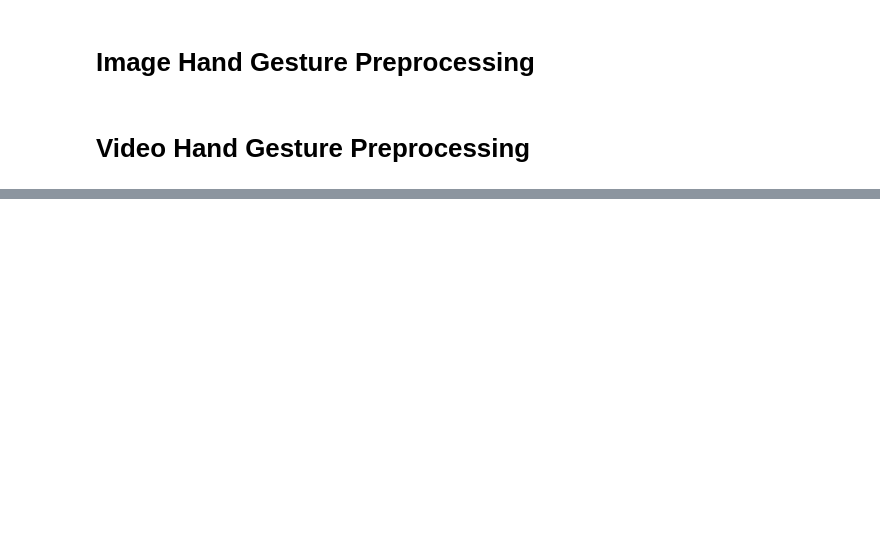
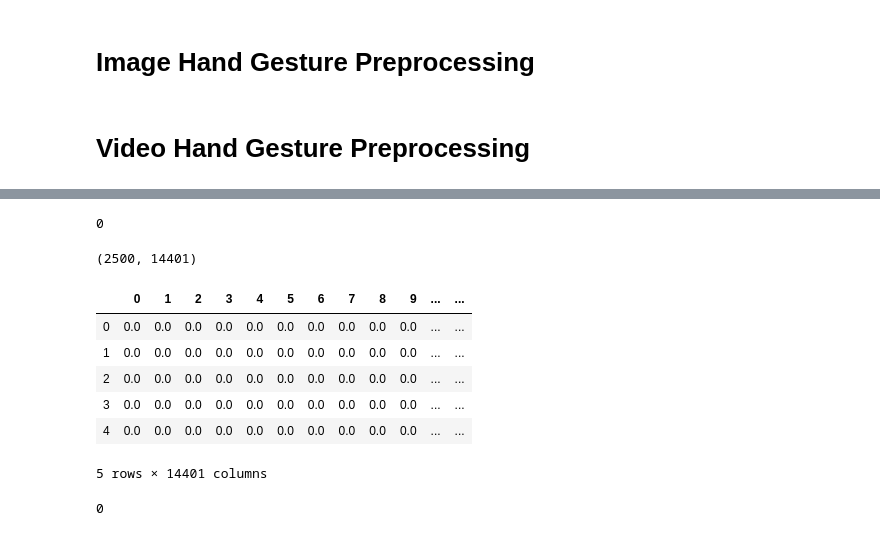
Before and after one commit to nmrahul28/Hand-Gesture, a Jupyter notebook: Hand Gesture.ipynb, the cells around one changed output, grey strips where cells are left out. Drawn from its saved outputs; the diff is of its cells as text; code cells hidden in the pictures; blank space fills up the shorter version.

```diff
--- a/Hand Gesture.ipynb
+++ b/Hand Gesture.ipynb
@@ -69,0 +84,35 @@ cv2.destroyAllWindows()#destroies all the windows
+# %%
+import os
+from skimage.feature import hog
+from tqdm import tqdm_notebook as tqdm
+import cv2
+import numpy as np
+basePath='/home/zadmin/Desktop/python_project/_data_'
+filelist=os.listdir(basePath);
+hogA=[]
+hogB=[]
+labelA=[]
+labelB=[]
+for folder in tqdm(filelist):
+    if(folder=='A'):
+        path=os.listdir(basePath+'/'+folder)
+        for image in path:
+            imagePath=basePath+'/'+folder+'/'+image
+            im=cv2.imread(imagePath)
+            im = cv2.cvtColor(im, cv2.COLOR_BGR2GRAY)
+            im = cv2.Canny(im, 150,200)
+            img=np.array(im)
+            fd,hog_image = hog(img, orientations=9, pixels_per_cell=(16,16),cells_per_block=(4,4),block_norm= 'L2',transform_sqrt=True,visualize=True,multichannel=False)
+            hogA.append(fd)
+            labelA.append(folder)
+    else:
+        path=os.listdir(basePath+'/'+folder)
+        for image in path:
+            imagePath=basePath+'/'+folder+'/'+image
+            im=cv2.imread(imagePath)
+            im = cv2.cvtColor(im, cv2.COLOR_BGR2GRAY)
+            im = cv2.Canny(im, 150,200)
+            img=np.array(im)
+            fd,hog_image = hog(img, orientations=9, pixels_per_cell=(16,16),cells_per_block=(4,4),block_norm= 'L2',transform_sqrt=True,visualize=True,multichannel=False)
+            hogB.append(fd)
+            labelB.append(folder)
@@ -69,0 +121,21 @@ cv2.destroyAllWindows()#destroies all the windows
+# %%
+import pandas as pd
+dataB=pd.DataFrame(data=hogB)
+dataB['label']=np.array(labelB)
+# %%
+sum([True for idx,row in dataB.iterrows() if any(row.isnull())])
+# %% [output]
+0
+# %%
+updatedB=dataB.dropna()
+print(updatedB.shape)
+updatedB.head()
+# %% [output]
+(2500, 14401)
+|  | 0 | 1 | 2 | 3 | 4 | 5 | 6 | 7 | 8 | 9 | ... | ... |
+| 0 | 0.0 | 0.0 | 0.0 | 0.0 | 0.0 | 0.0 | 0.0 | 0.0 | 0.0 | 0.0 | ... | ... |
+| 1 | 0.0 | 0.0 | 0.0 | 0.0 | 0.0 | 0.0 | 0.0 | 0.0 | 0.0 | 0.0 | ... | ... |
+| 2 | 0.0 | 0.0 | 0.0 | 0.0 | 0.0 | 0.0 | 0.0 | 0.0 | 0.0 | 0.0 | ... | ... |
+| 3 | 0.0 | 0.0 | 0.0 | 0.0 | 0.0 | 0.0 | 0.0 | 0.0 | 0.0 | 0.0 | ... | ... |
+| 4 | 0.0 | 0.0 | 0.0 | 0.0 | 0.0 | 0.0 | 0.0 | 0.0 | 0.0 | 0.0 | ... | ... |
+5 rows × 14401 columns
@@ -69,0 +145,4 @@ cv2.destroyAllWindows()#destroies all the windows
+# %%
+sum([True for idx,row in dataA.iterrows() if any(row.isnull())])
+# %% [output]
+0
```
Also changed, not shown: parts of 15 cells of this notebook.
